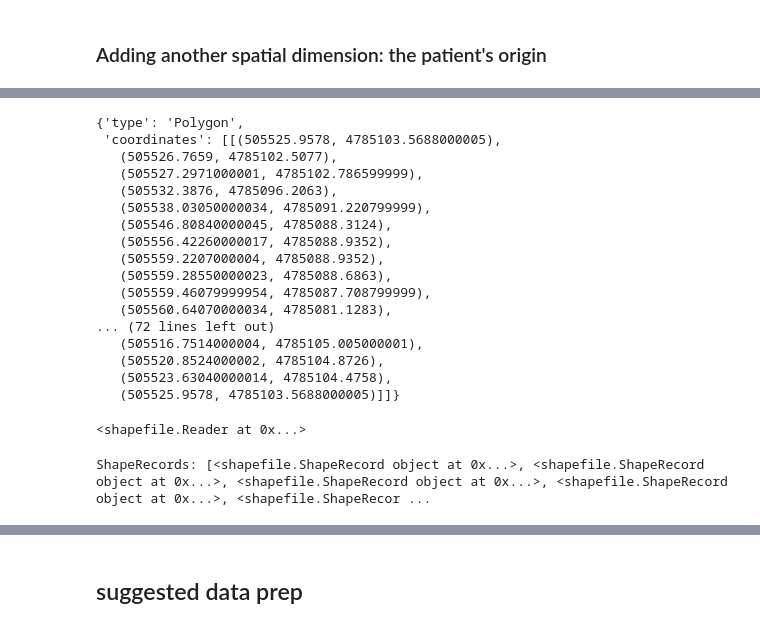
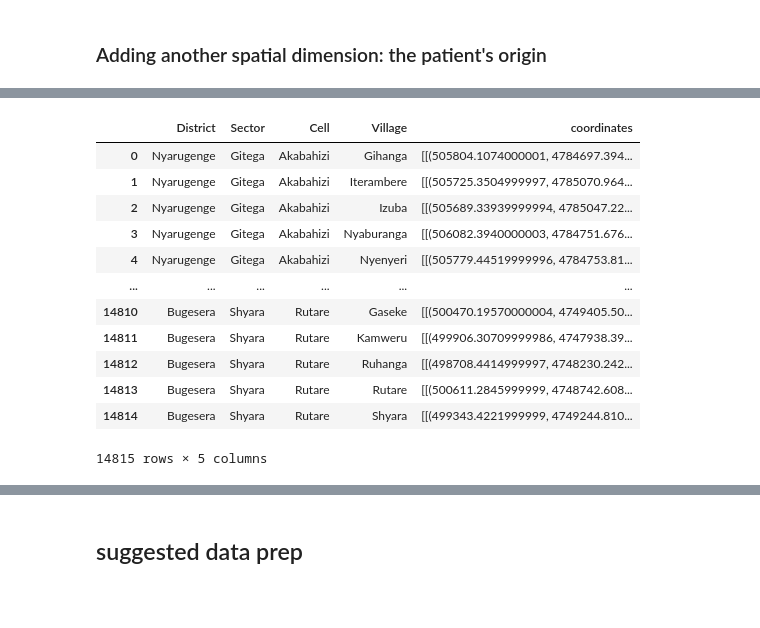
Before and after one commit to sid030sid/DYNAMIC-igh-ml-semester-project, a Jupyter notebook: rw-explorative-analysis.ipynb, the cells around one changed output, grey strips where cells are left out. Drawn from its saved outputs; the diff is of its cells as text; code cells hidden in the pictures; blank space fills up the shorter version.

```diff
--- a/rw-explorative-analysis.ipynb
+++ b/rw-explorative-analysis.ipynb
@@ -691,28 +595,26 @@ shape_meta.records() # TODO merge this with coordinates
-# %%
-shape_meta.shape(7).__geo_interface__
-# %% [output]
-{'type': 'Polygon',
- 'coordinates': [[(505525.9578, 4785103.5688000005),
-   (505526.7659, 4785102.5077),
-   (505527.2971000001, 4785102.786599999),
-   (505532.3876, 4785096.2063),
-   (505538.03050000034, 4785091.220799999),
-   (505546.80840000045, 4785088.3124),
-   (505556.42260000017, 4785088.9352),
-   (505559.2207000004, 4785088.9352),
-   (505559.28550000023, 4785088.6863),
-   (505559.46079999954, 4785087.708799999),
-   (505560.64070000034, 4785081.1283),
-... (72 lines left out)
-   (505516.7514000004, 4785105.005000001),
-   (505520.8524000002, 4785104.8726),
-   (505523.63040000014, 4785104.4758),
-   (505525.9578, 4785103.5688000005)]]}
-# %%
-shape
-# %% [output]
-<shapefile.Reader at 0x...>
-# %%
-shape.shapeRecords()
-# %% [output]
-ShapeRecords: [<shapefile.ShapeRecord object at 0x...>, <shapefile.ShapeRecord object at 0x...>, <shapefile.ShapeRecord object at 0x...>, <shapefile.ShapeRecord object at 0x...>, <shapefile.ShapeRecor ...
+# %%
+# add "patient_village_longitude" and "patient_village_latitude" column which gives the longitude and latitude of the home of the patient who seeked consultation
+import shapefile
+
+shape_meta = shapefile.Reader("data/rwanda/village/shapefiles/Village.dbf")
+shapeRec = pd.DataFrame(shape_meta.shapeRecords().__geo_interface__["features"])
+
+# extracting the relevant columns
+shapeRec[['District', 'Sector', 'Cell', "Village"]] = shapeRec['properties'].apply(lambda x: pd.Series([x['District'], x['Sector'],x['Cell'], x['Name']]))
+shapeRec["coordinates"] = shapeRec["geometry"].apply(lambda x: pd.Series([x["coordinates"]]))
+rw_village_coordinates = shapeRec[['District', 'Sector', 'Cell', "Village", "coordinates"]]
+rw_village_coordinates
+# %% [output]
+|  | District | Sector | Cell | Village | coordinates |
+| 0 | Nyarugenge | Gitega | Akabahizi | Gihanga | [[(505804.1074000001, 4784697.394... |
+| 1 | Nyarugenge | Gitega | Akabahizi | Iterambere | [[(505725.3504999997, 4785070.964... |
+| 2 | Nyarugenge | Gitega | Akabahizi | Izuba | [[(505689.33939999994, 4785047.22... |
+| 3 | Nyarugenge | Gitega | Akabahizi | Nyaburanga | [[(506082.3940000003, 4784751.676... |
+| 4 | Nyarugenge | Gitega | Akabahizi | Nyenyeri | [[(505779.44519999996, 4784753.81... |
+| ... | ... | ... | ... | ... | ... |
+| 14810 | Bugesera | Shyara | Rutare | Gaseke | [[(500470.19570000004, 4749405.50... |
+| 14811 | Bugesera | Shyara | Rutare | Kamweru | [[(499906.30709999986, 4747938.39... |
+| 14812 | Bugesera | Shyara | Rutare | Ruhanga | [[(498708.4414999997, 4748230.242... |
+| 14813 | Bugesera | Shyara | Rutare | Rutare | [[(500611.2845999999, 4748742.608... |
+| 14814 | Bugesera | Shyara | Rutare | Shyara | [[(499343.4221999999, 4749244.810... |
+14815 rows × 5 columns
```
Also changed, not shown: parts of 14 cells of this notebook, 1 other file.
